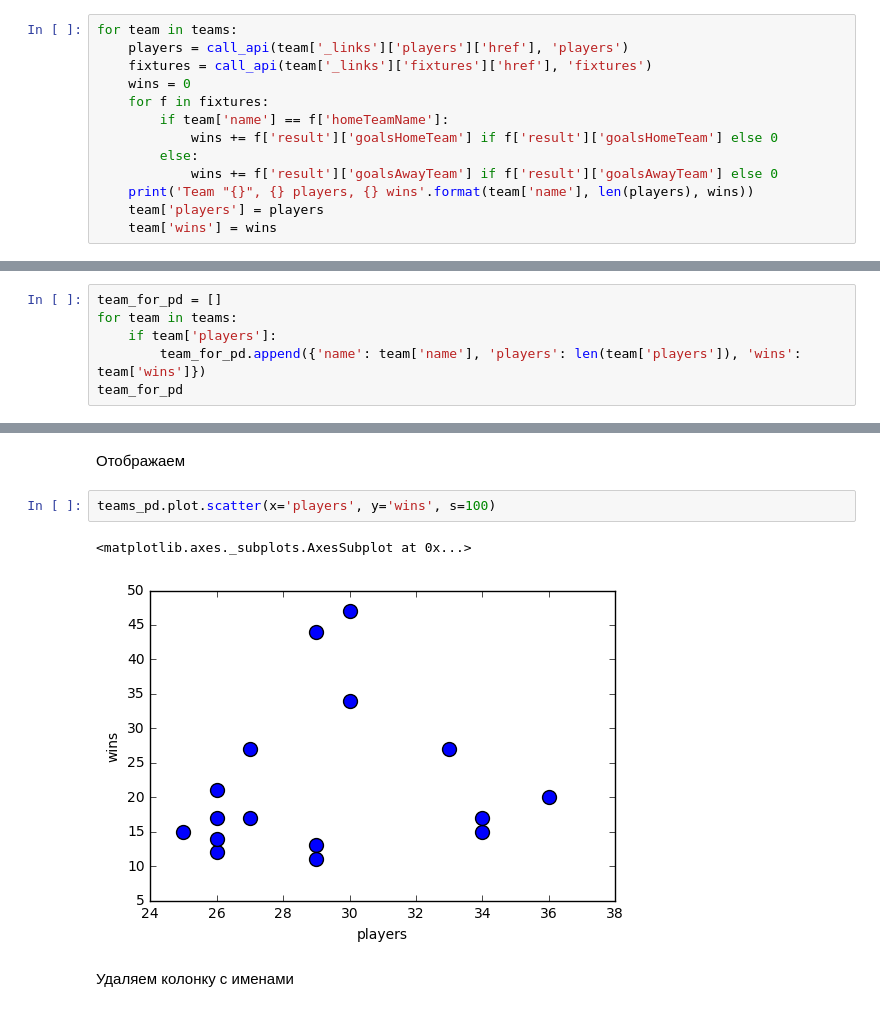
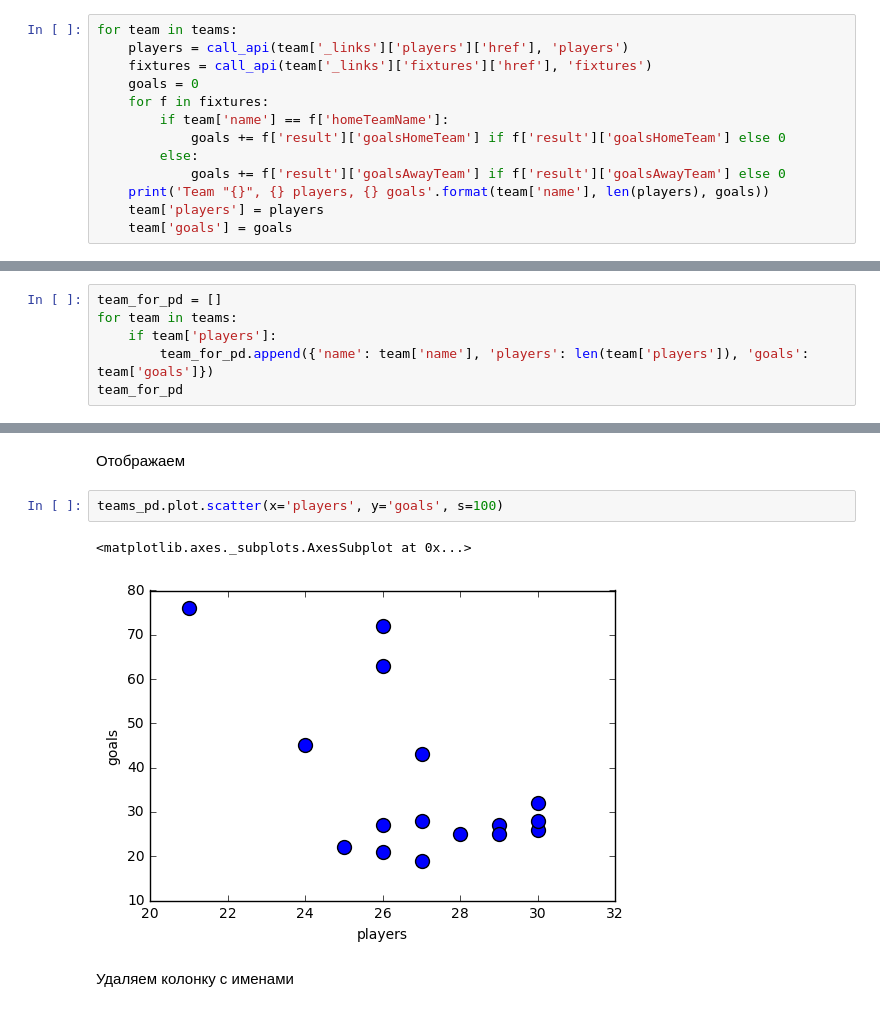
Before and after one commit to netology-code/pythoncourse, a Jupyter notebook: 4_3_K-means.ipynb, the cells around one changed output, grey strips where cells are left out. Drawn from its saved outputs; the diff is of its cells as text.

```diff
--- a/4_3_K-means.ipynb
+++ b/4_3_K-means.ipynb
@@ -66,13 +66,13 @@ teams
 for team in teams:
     players = call_api(team['_links']['players']['href'], 'players')
     fixtures = call_api(team['_links']['fixtures']['href'], 'fixtures')
-    wins = 0
+    goals = 0
     for f in fixtures:
         if team['name'] == f['homeTeamName']:
-            wins += f['result']['goalsHomeTeam'] if f['result']['goalsHomeTeam'] else 0
+            goals += f['result']['goalsHomeTeam'] if f['result']['goalsHomeTeam'] else 0
         else:
-            wins += f['result']['goalsAwayTeam'] if f['result']['goalsAwayTeam'] else 0
-    print('Team "{}", {} players, {} wins'.format(team['name'], len(players), wins))
+            goals += f['result']['goalsAwayTeam'] if f['result']['goalsAwayTeam'] else 0
+    print('Team "{}", {} players, {} goals'.format(team['name'], len(players), goals))
     team['players'] = players
-    team['wins'] = wins
+    team['goals'] = goals
 # %% [output]
@@ -100,6 +100,6 @@ Team "G.D. Chaves", 0 players, 19 wins
 team_for_pd = []
 for team in teams:
     if team['players']:
-        team_for_pd.append({'name': team['name'], 'players': len(team['players']), 'wins': team['wins']})
+        team_for_pd.append({'name': team['name'], 'players': len(team['players']), 'goals': team['goals']})
 team_for_pd
 # %% [output]
@@ -145,10 +145,10 @@ teams_pd
 # %% [markdown]
 Отображаем
 # %%
-teams_pd.plot.scatter(x='players', y='wins', s=100)
+teams_pd.plot.scatter(x='players', y='goals', s=100)
 # %% [output]
 <matplotlib.axes._subplots.AxesSubplot at 0x...>
-[figure, old version]
+[figure, new version]
 # %% [markdown]
 Удаляем колонку с именами
 # %%
```
Also changed, not shown: parts of 14 cells of this notebook.
